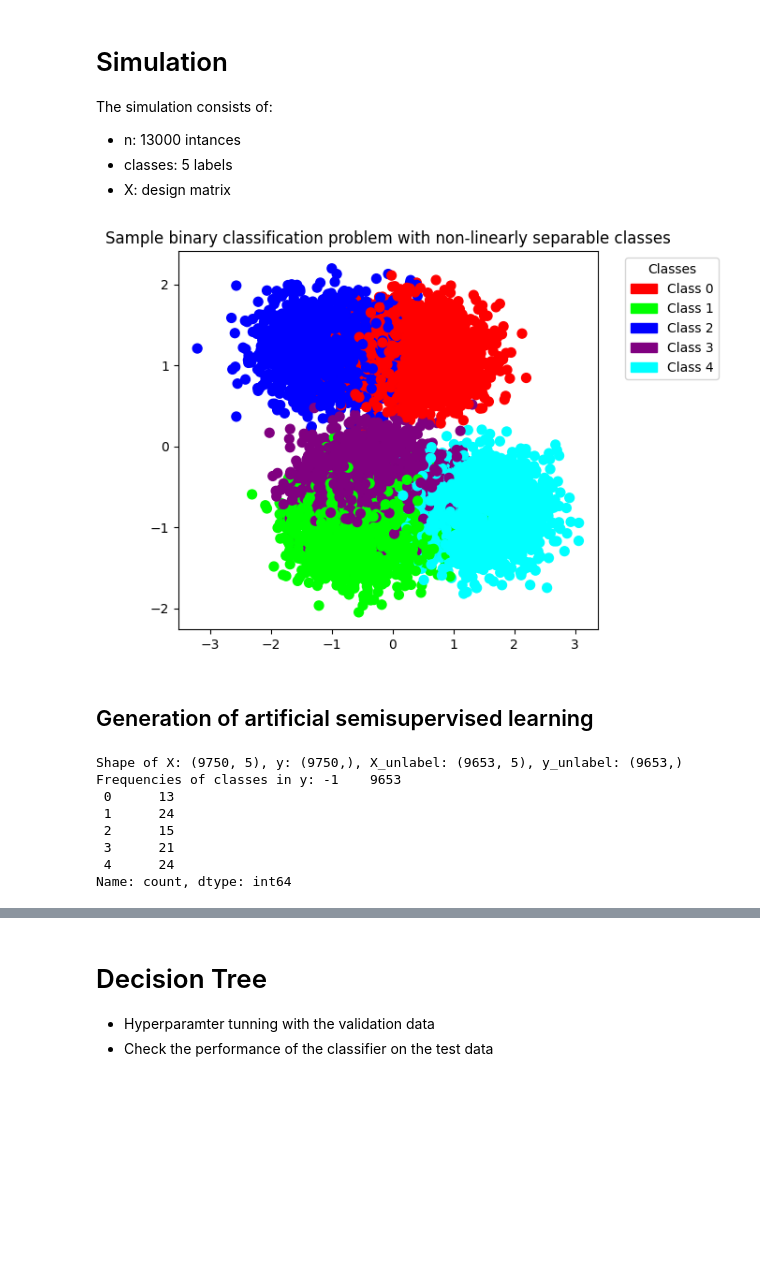
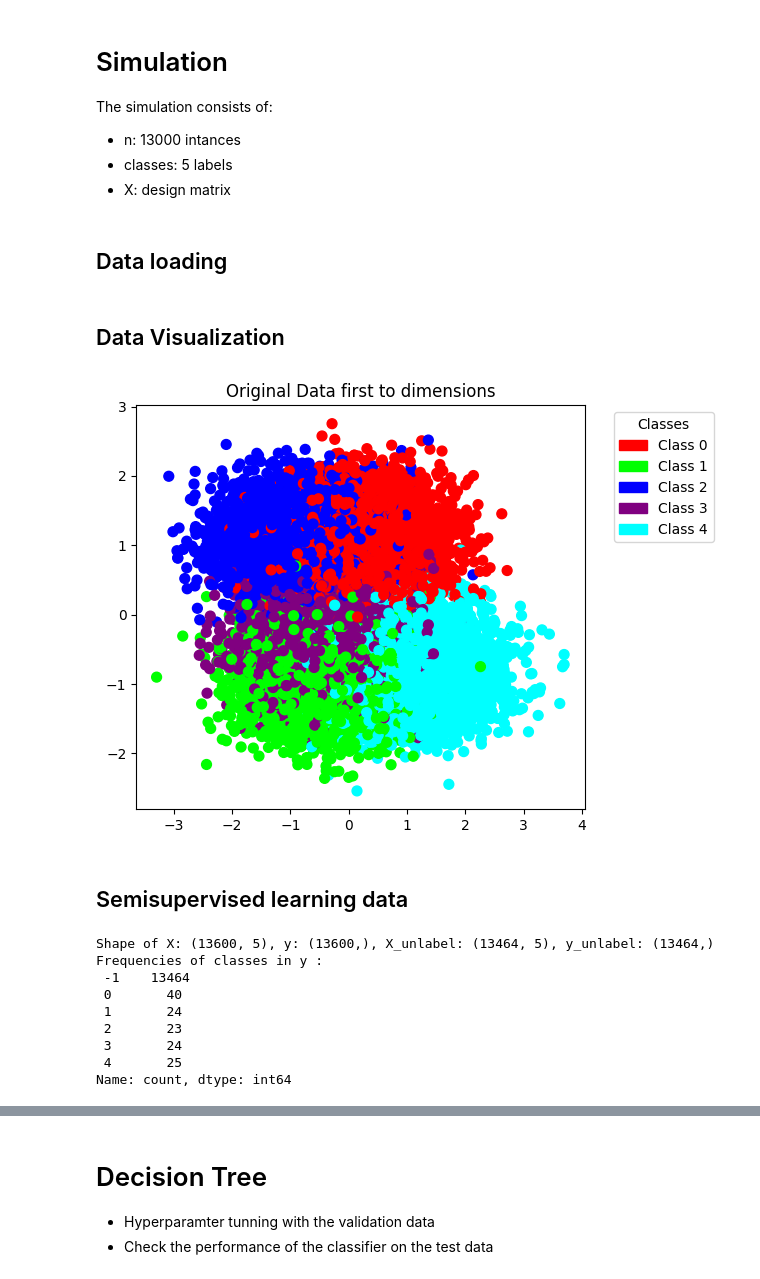
Before and after one commit to jfj36/Dissertation, a Jupyter notebook: notebooks/setred_dt.ipynb, the cells around one changed output, grey strips where cells are left out. Cells and saved outputs as stored; diff of their text form; code cells hidden in the pictures; blank space fills up the shorter version.

```diff
--- a/notebooks/setred_dt.ipynb
+++ b/notebooks/setred_dt.ipynb
@@ -72,6 +72,8 @@ The simulation consists of:
 - n: 13000 intances
 - classes: 5 labels
 - X: design matrix
+# %% [markdown]
+## Data loading
 # %%
 X = np.load("../data/X.npy")
 y = np.load("../data/y.npy")
@@ -81,6 +83,8 @@ X_ori = np.load("../data/X_ori.npy")
 y_ori = np.load("../data/y_ori.npy")
 X_test = np.load("../data/X_test.npy")
 y_test = np.load("../data/y_test.npy")
+# %% [markdown]
+## Data Visualization
 # %%
 colors =    [
     '#FF0000',  # Red
@@ -94,32 +98,33 @@ cmap_bold = ListedColormap(colors = colors)
 # %%
 
 plt.figure()
-plt.title('Sample binary classification problem with non-linearly separable classes')
+plt.title('Original Data first to dimensions')
 plt.scatter(X_ori[:,0], X_ori[:,1], c=y_ori,
            marker= 'o', s=50, cmap=cmap_bold)
 unique_classes = np.unique(y_ori)
 patches = [mpatches.Patch(color=colors[i], label=f'Class {cls}') for i, cls in enumerate(unique_classes)]
 # Show legend
 plt.legend(handles=patches, title="Classes", bbox_to_anchor=(1.05, 1), loc='upper left')
 plt.tight_layout()
 plt.show()
 # %% [output]
-[figure, old version]
+[figure, new version]
-# %% [markdown]
-## Generation of artificial semisupervised learning
+# %% [markdown]
+## Semisupervised learning data
 # %%
 # Print the shape of the datasets
 print(f"Shape of X: {X.shape}, y: {y.shape}, X_unlabel: {X_unlabel.shape}, y_unlabel: {y_unlabel.shape}")
 # Print the number of the classes in y
-print(f"Frequencies of classes in y: {pd.Series(y).value_counts(normalize=False).sort_index()}")
+print(f"Frequencies of classes in y :\n {pd.Series(y).value_counts(normalize=False).sort_index()}")
 # %% [output]
-Shape of X: (9750, 5), y: (9750,), X_unlabel: (9653, 5), y_unlabel: (9653,)
-Frequencies of classes in y: -1    9653
- 0      13
- 1      24
- 2      15
- 3      21
- 4      24
+Shape of X: (13600, 5), y: (13600,), X_unlabel: (13464, 5), y_unlabel: (13464,)
+Frequencies of classes in y :
+ -1    13464
+ 0       40
+ 1       24
+ 2       23
+ 3       24
+ 4       25
 Name: count, dtype: int64
 # %%
 # Filtering the labeled instances
```
Also changed, not shown: parts of 26 cells of this notebook, 29 other files.
